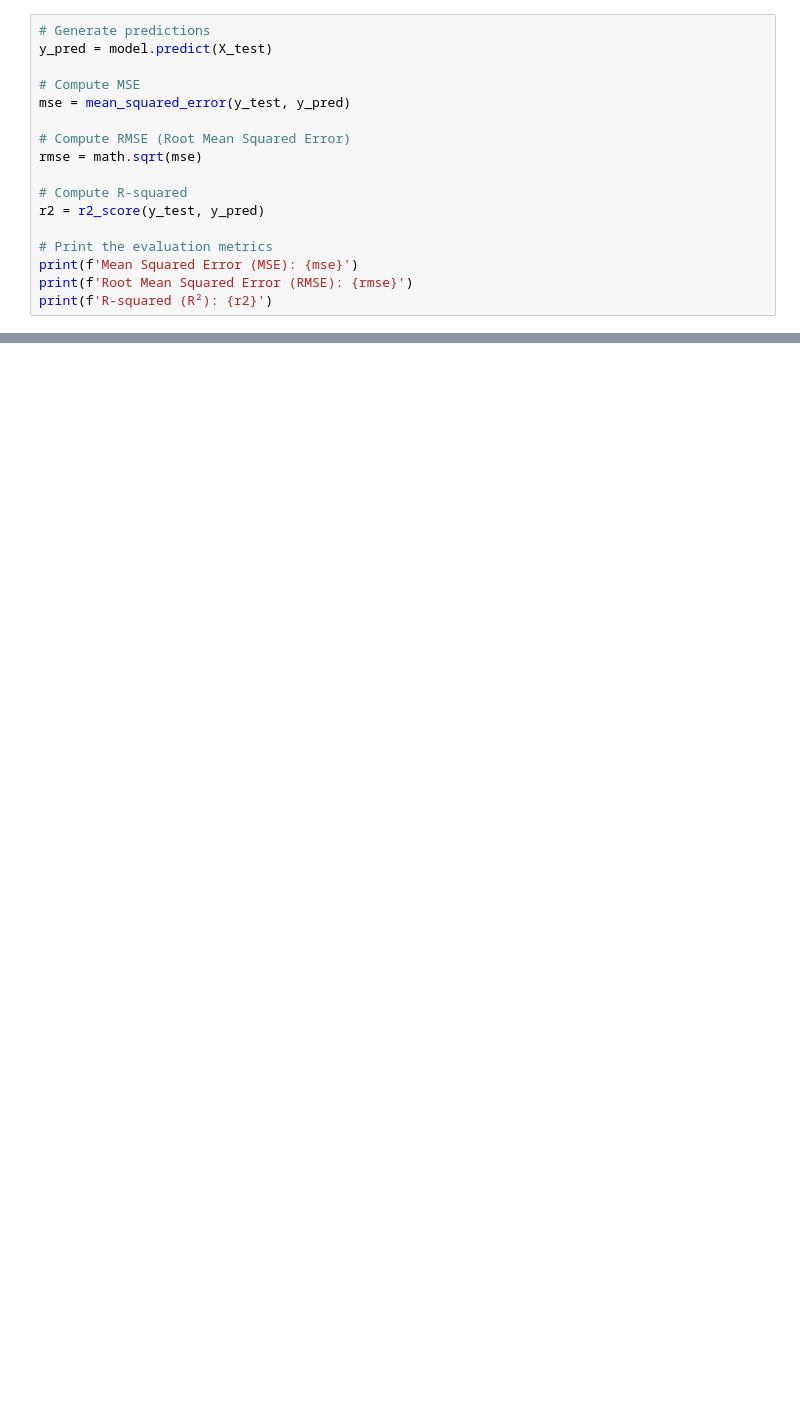
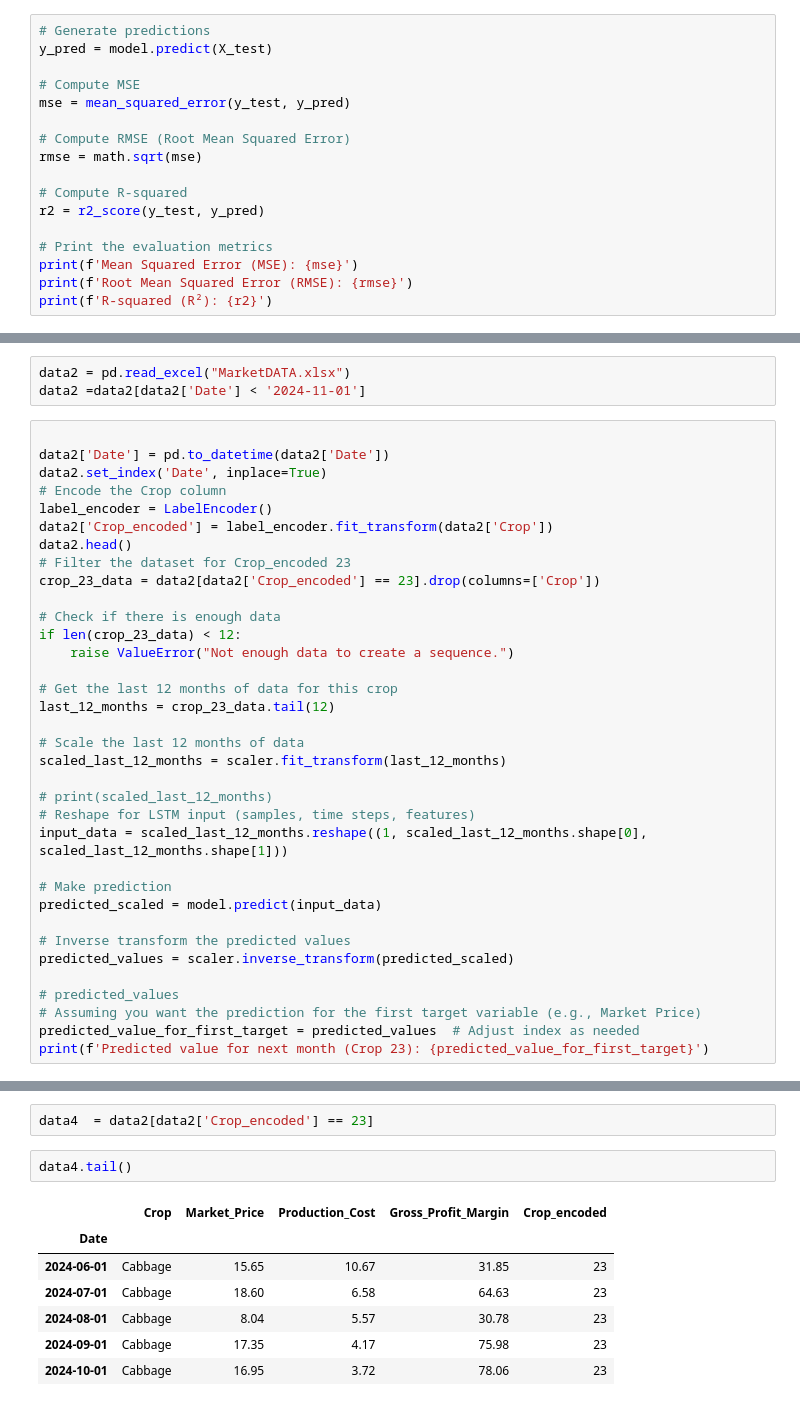
Before and after one commit to mrshelile/AgriVista, a Jupyter notebook: FinalModel.ipynb, the cells around one changed output, grey strips where cells are left out. Saved outputs shown, nothing was run; the diff lists cells and outputs as text; blank space fills up the shorter version.

Commit message:
new marketPredict

```diff
--- a/FinalModel.ipynb
+++ b/FinalModel.ipynb
@@ -309,0 +278,38 @@ print(f'R-squared (R²): {r2}')
+# %%
+data2 = pd.read_excel("MarketDATA.xlsx")
+data2 =data2[data2['Date'] < '2024-11-01']
+# %%
+
+data2['Date'] = pd.to_datetime(data2['Date'])
+data2.set_index('Date', inplace=True)
+# Encode the Crop column
+label_encoder = LabelEncoder()
+data2['Crop_encoded'] = label_encoder.fit_transform(data2['Crop'])
+data2.head()
+# Filter the dataset for Crop_encoded 23
+crop_23_data = data2[data2['Crop_encoded'] == 23].drop(columns=['Crop'])
+
+# Check if there is enough data
+if len(crop_23_data) < 12:
+    raise ValueError("Not enough data to create a sequence.")
+
+# Get the last 12 months of data for this crop
+last_12_months = crop_23_data.tail(12)
+
+# Scale the last 12 months of data
+scaled_last_12_months = scaler.fit_transform(last_12_months)
+
+# print(scaled_last_12_months)
+# Reshape for LSTM input (samples, time steps, features)
+input_data = scaled_last_12_months.reshape((1, scaled_last_12_months.shape[0], scaled_last_12_months.shape[1]))
+
+# Make prediction
+predicted_scaled = model.predict(input_data)
+
+# Inverse transform the predicted values
+predicted_values = scaler.inverse_transform(predicted_scaled)
+
+# predicted_values
+# Assuming you want the prediction for the first target variable (e.g., Market Price)
+predicted_value_for_first_target = predicted_values  # Adjust index as needed
+print(f'Predicted value for next month (Crop 23): {predicted_value_for_first_target}')
@@ -309,0 +319,12 @@ print(f'R-squared (R²): {r2}')
+# %%
+data4  = data2[data2['Crop_encoded'] == 23]
+# %%
+data4.tail()
+# %% [output]
+|  | Crop | Market_Price | Production_Cost | Gross_Profit_Margin | Crop_encoded |
+| Date |  |  |  |  |  |
+| 2024-06-01 | Cabbage | 15.65 | 10.67 | 31.85 | 23 |
+| 2024-07-01 | Cabbage | 18.60 | 6.58 | 64.63 | 23 |
+| 2024-08-01 | Cabbage | 8.04 | 5.57 | 30.78 | 23 |
+| 2024-09-01 | Cabbage | 17.35 | 4.17 | 75.98 | 23 |
+| 2024-10-01 | Cabbage | 16.95 | 3.72 | 78.06 | 23 |
```
Also changed, not shown: parts of 17 cells of this notebook, 9 other files.
